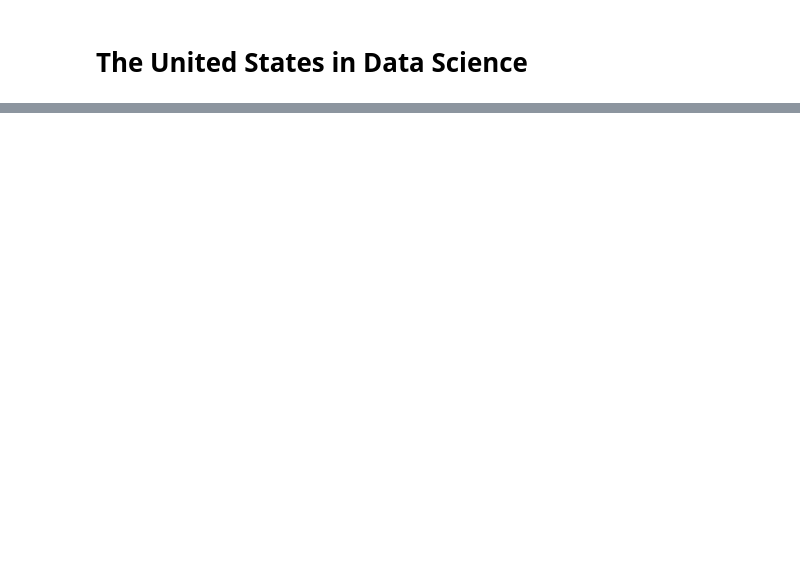
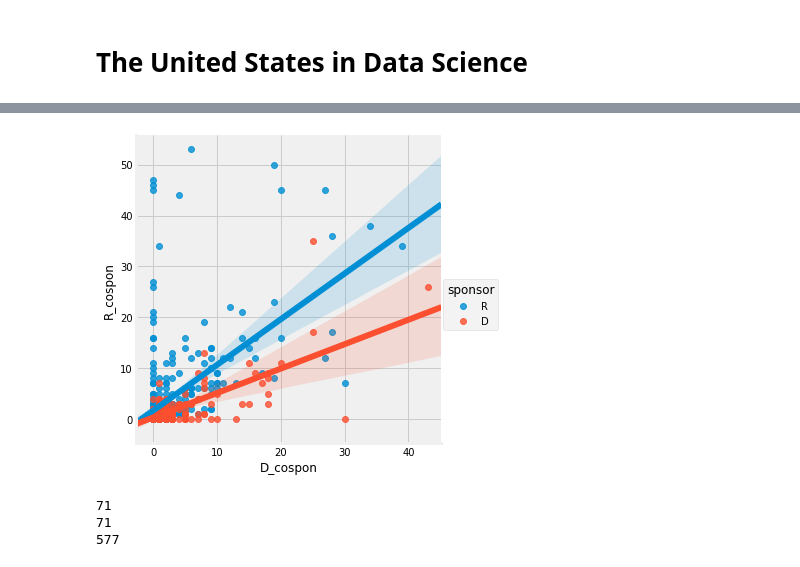
Before and after one commit to DomCritchlow/USA_in_Data, a Jupyter notebook: USA_DATA.ipynb, the cells around one changed output, grey strips where cells are left out. Saved outputs shown, nothing was run; the diff lists cells and outputs as text; code cells hidden in the pictures; blank space fills up the shorter version.

```diff
--- a/USA_DATA.ipynb
+++ b/USA_DATA.ipynb
@@ -154,0 +112,23 @@ kmeans
+# %%
+s14 = s14[s14['sponsor']!= "I"]
+# %%
+import seaborn as sns
+g = sns.lmplot(x="D_cospon", y="R_cospon", hue="sponsor", data=s14)
+# %% [output]
+[figure, added]
+# %%
+s14 = s14.rename(columns = {'sponsor':"_sponsor_"})
+s14['_sponsor_'] = s14['_sponsor_'].apply(lambda x: 0 if x=="R" else 1)
+s14['_enacted_'] = s14['history'].apply(lambda x: x['enacted'])
+s14['_vetoed_'] = s14['history'].apply(lambda x: x['vetoed'])
+
+s14_ratio = s14[abs(s14['D_cospon']-s14['R_cospon']) > 5]
+print(len(s14_ratio))
+s14_ratio2 = s14[s14['cosp_num'] > 5]
+print(len(s14_ratio))
+s14_nonref = s14[s14['status']!='REFERRED']
+print(len(s14_nonref))
+# %% [output]
+71
+71
+577
```
Also changed, not shown: parts of 32 cells of this notebook.
